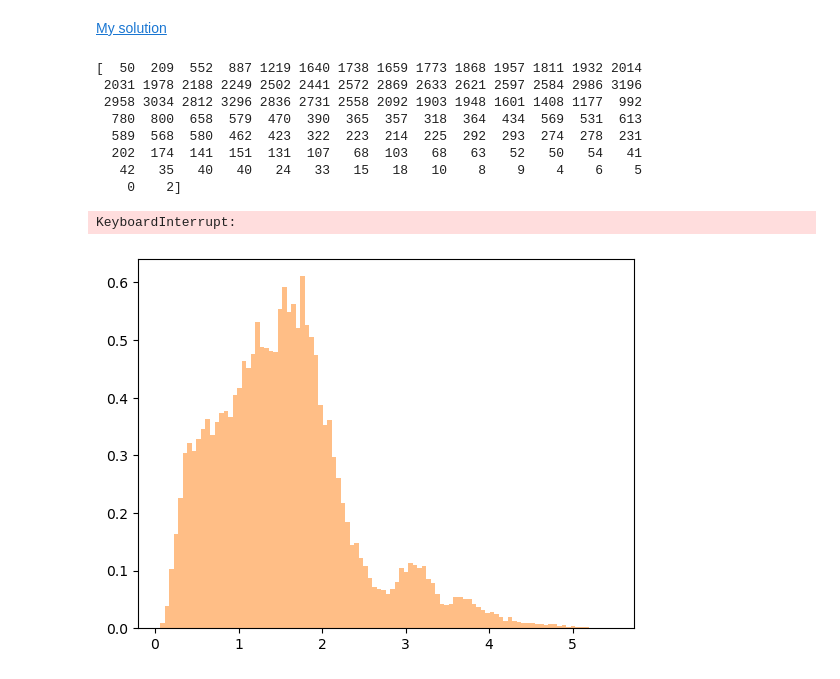
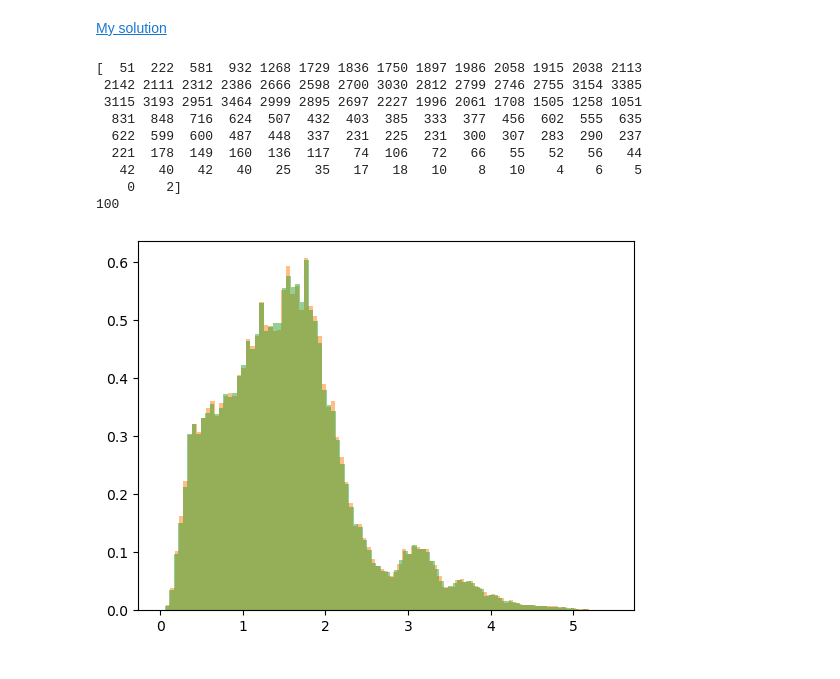
Before and after one commit to aadufour/astrostatistics_bicocca_2025, a Jupyter notebook: lectures/L04_probability.ipynb, the cells around one changed output. Cells and saved outputs as stored; diff of their text form; code cells hidden in the pictures.

```diff
--- a/lectures/L04_probability.ipynb
+++ b/lectures/L04_probability.ipynb
@@ -901,43 +901,43 @@ import scipy
 bins = 100
 
 plt.hist(z, density=True,bins=bins, color="C1", histtype='stepfilled', alpha=0.5)
 # plt.show()
 
 
 hist, bin_edges = np.histogram(z, bins=bins)
 
 print(hist)
 
 
 #-----REJECTION SAMPLING---------
 if True:
-    N=10000
+    N=1000000
     x_unif = np.random.uniform(0, bin_edges[-1], N) #selects the last value of bin_edges
     y_unif = np.random.uniform(0, hist.max(), N)
 
     x_up = []
 
     print(len(hist))
     for i in range(N):
 
         if (y_unif[i] < hist[np.digitize(x_unif[i], bin_edges)-1]): #digitize returns the bin position; -1 for indexing
             x_up.append(x_unif[i])
 
 
 
     plt.hist(x_up, density=True,bins=bins, color="C2", histtype='stepfilled', alpha=0.5)
     plt.show()
 # %% [output]
-[  50  209  552  887 1219 1640 1738 1659 1773 1868 1957 1811 1932 2014
- 2031 1978 2188 2249 2502 2441 2572 2869 2633 2621 2597 2584 2986 3196
- 2958 3034 2812 3296 2836 2731 2558 2092 1903 1948 1601 1408 1177  992
-  780  800  658  579  470  390  365  357  318  364  434  569  531  613
-  589  568  580  462  423  322  223  214  225  292  293  274  278  231
-  202  174  141  151  131  107   68  103   68   63   52   50   54   41
-   42   35   40   40   24   33   15   18   10    8    9    4    6    5
+[  51  222  581  932 1268 1729 1836 1750 1897 1986 2058 1915 2038 2113
+ 2142 2111 2312 2386 2666 2598 2700 3030 2812 2799 2746 2755 3154 3385
+ 3115 3193 2951 3464 2999 2895 2697 2227 1996 2061 1708 1505 1258 1051
+  831  848  716  624  507  432  403  385  333  377  456  602  555  635
+  622  599  600  487  448  337  231  225  231  300  307  283  290  237
+  221  178  149  160  136  117   74  106   72   66   55   52   56   44
+   42   40   42   40   25   35   17   18   10    8   10    4    6    5
     0    2]
+100
-KeyboardInterrupt:
-[figure, old version]
+[figure, new version]
 # %%
 #-----INVERSE TRANSFORM---------
 def ecdf(x):
```
Also changed, not shown: parts of 2 cells of this notebook, 1 other file.
